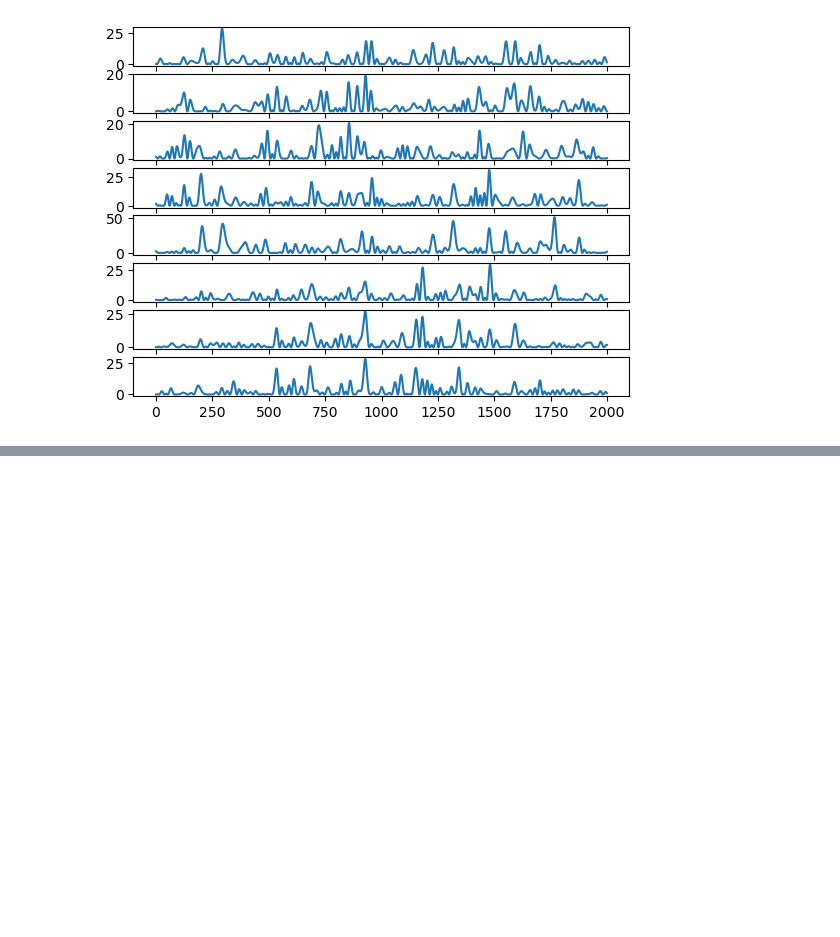
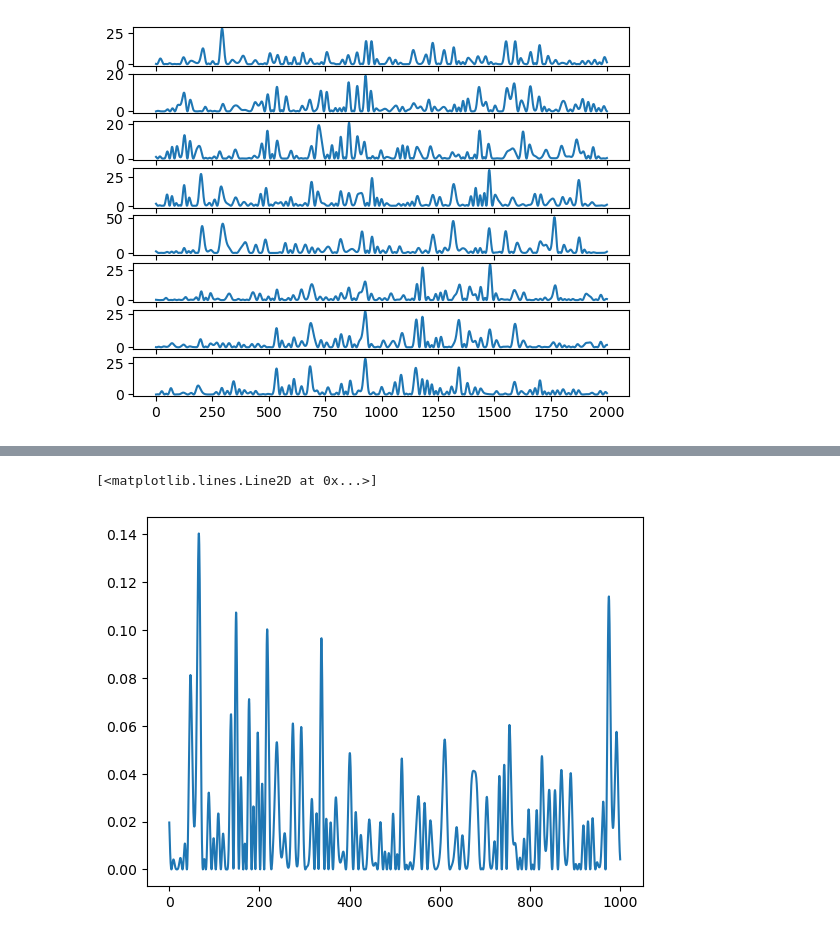
Before and after one commit to Astolfo2332/Parkinson_difference, a Jupyter notebook: Proyecto_1.ipynb, the cells around one changed output, grey strips where cells are left out. Saved outputs shown, nothing was run; the diff lists cells and outputs as text; code cells hidden in the pictures; blank space fills up the shorter version.

```diff
--- a/Proyecto_1.ipynb
+++ b/Proyecto_1.ipynb
@@ -58 +53,6 @@ señal de análisis con 𝑁 la cantidad de puntos de la señal 𝑥𝑛
+# %%
+def ecu_spectraldensity(xn,nl,n,N):
+    w_n=0.42-0.5*np.cos((2*np.pi*n)/(N-1))
+    s_k=np.abs(xn*w_n*np.exp((-complex(0,1)*np.pi*nl*n)/N))**2
+    return s_k
 # %%
@@ -81,0 +84,22 @@ plt.show()
+# %%
+def sum_spectraldensity(data,canal=0,paciente=0,fs=1000):
+    data=data[paciente][canal,:,:]
+    puntos=[]
+    for punto in data:
+        p=np.mean(punto)
+        puntos.append(p)
+    z=np.array(puntos)
+    N=len(z)
+    nl=np.arange(N)
+    s_ksum=0
+    for n in nl:
+        s_k=ecu_spectraldensity(z,nl,n,N)
+        s_ksum+=s_k
+    frecuencia=np.linspace(0,fs,num=N)
+    return s_ksum/N,frecuencia
+# %%
+x,f=sum_spectraldensity(datos_matriz,0,0)
+plt.plot(f,x)
+# %% [output]
+[<matplotlib.lines.Line2D at 0x...>]
+[figure, added]
```
Also changed, not shown: parts of 14 cells of this notebook.
